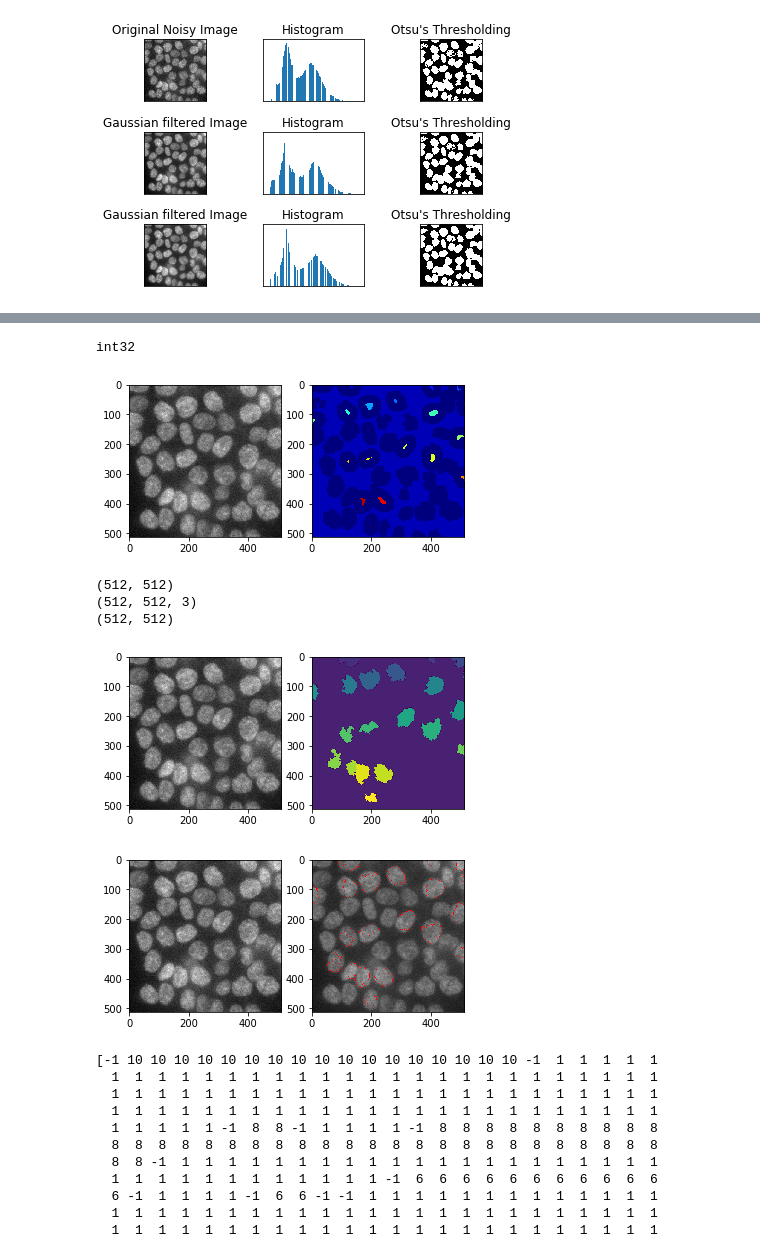
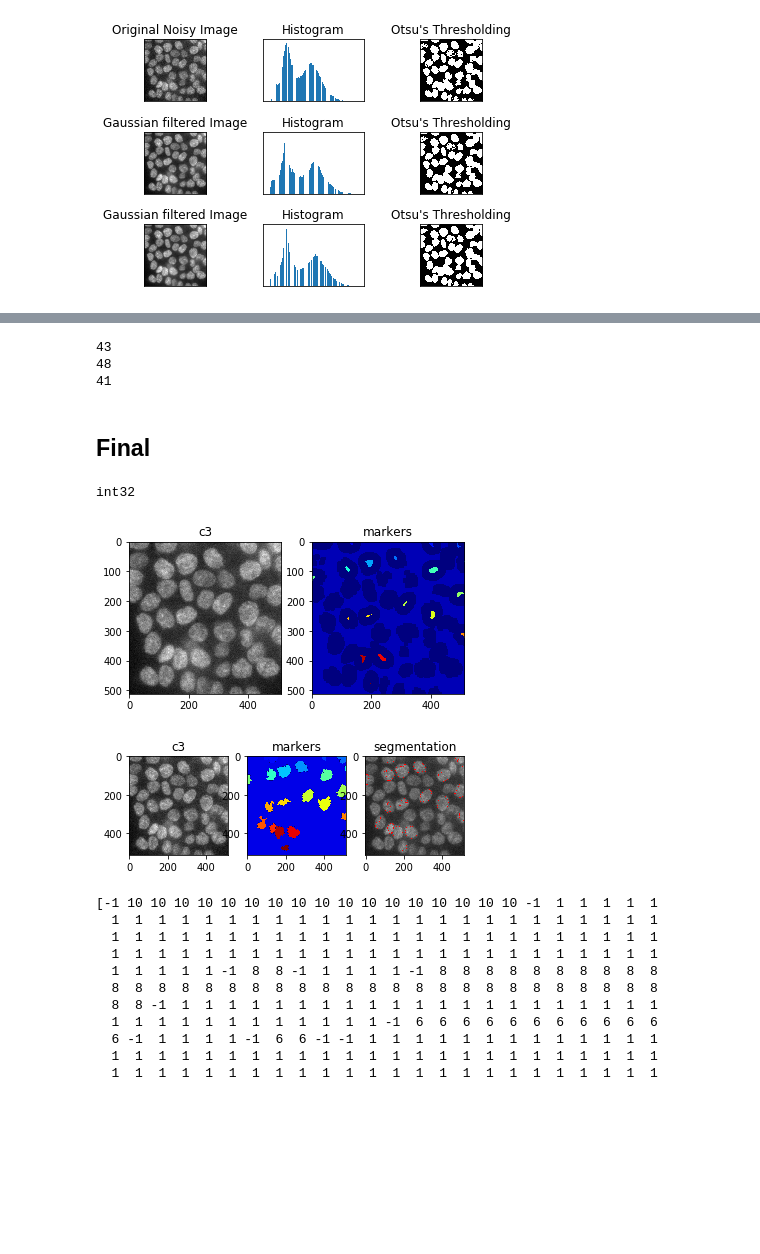
Before and after one commit to jasonjnie/2D-Cell-Image-Segmentation, a Jupyter notebook: Cell_Image_Segmentation.ipynb, the cells around one changed output, grey strips where cells are left out. Saved outputs shown, nothing was run; the diff lists cells and outputs as text; code cells hidden in the pictures; blank space fills up the shorter version.

```diff
--- a/Cell_Image_Segmentation.ipynb
+++ b/Cell_Image_Segmentation.ipynb
@@ -271,54 +608,58 @@ float32
+# %%
+print(markers7.max())
+print(markers8.max())
+print(markers9.max())
+# %% [output]
+43
+48
+41
+# %% [markdown]
+## Final
 # %%
 """
-Markers: -1: boundary
-          1: background
-          N: object N
+Markers: (512, 512) -1: boundary
+                     1: background
+                     N: object N
 """
 
 # Marker labelling
 ret, markers = cv2.connectedComponents(sure_fg)
 
 # Add one to all labels so that sure background 1
-markers = markers+1
+markers = markers + 1
 
 # Now, mark the region of unknown with zero
 markers[unknown==255] = 0
 print(markers.dtype)
 
 plt.subplot(1,2,1)
 plt.imshow(img_c3, cmap='gray')
+plt.title('c3')
 plt.subplot(1,2,2)
 plt.imshow(markers, cmap='jet')
+plt.title('markers')
 plt.show()
 # %% [output]
 int32
-[figure, old version]
+[figure, new version]
 # %%
 #markers = np.uint8(markers)
-print(img_c3.shape)
 img_color = cv2.cvtColor(img_c3,cv2.COLOR_GRAY2BGR)
-print(img_color.shape)
-markers = cv2.watershed(img_color,markers)
-print(markers.shape)
+markers = cv2.watershed(img_color, markers)
 img_color[markers == -1] = [255,0,0]
 
-plt.subplot(1,2,1)
+plt.subplot(1,3,1)
 plt.imshow(img_c3, cmap='gray')
-plt.subplot(1,2,2)
-plt.imshow(markers)
+plt.title('c3')
+plt.subplot(1,3,2)
+plt.imshow(markers, cmap='jet')
+plt.title('markers')
+plt.subplot(1,3,3)
+plt.imshow(img_color)
+plt.title('segmentation')
 plt.show()
-
-plt.subplot(1,2,1)
-plt.imshow(img_c3, cmap='gray')
-plt.subplot(1,2,2)
-plt.imshow(img_color)
-plt.show()
 # %% [output]
-(512, 512)
-(512, 512, 3)
-(512, 512)
-[figure, old version]
+[figure, new version]
-[figure, removed]
 # %%
 print(markers[110])
 # %% [output]
```
Also changed, not shown: parts of 14 cells of this notebook.
